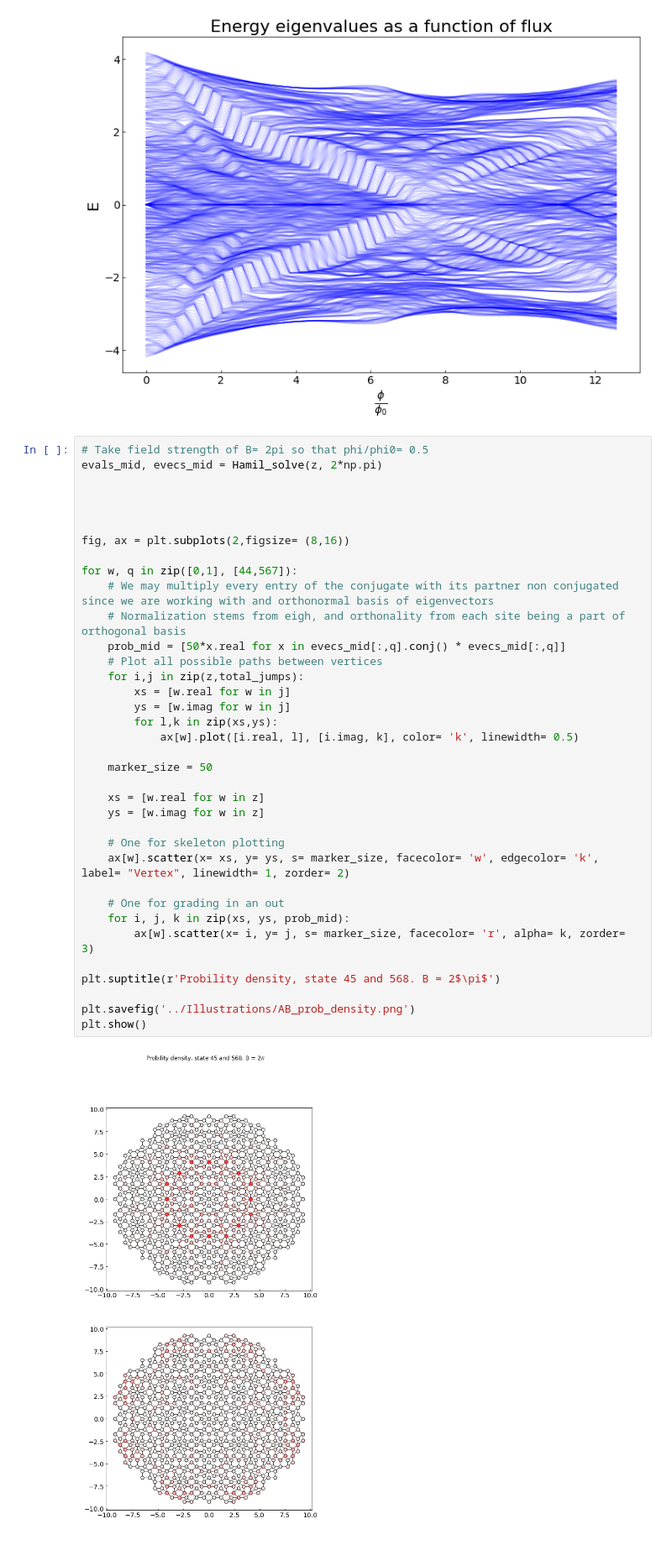
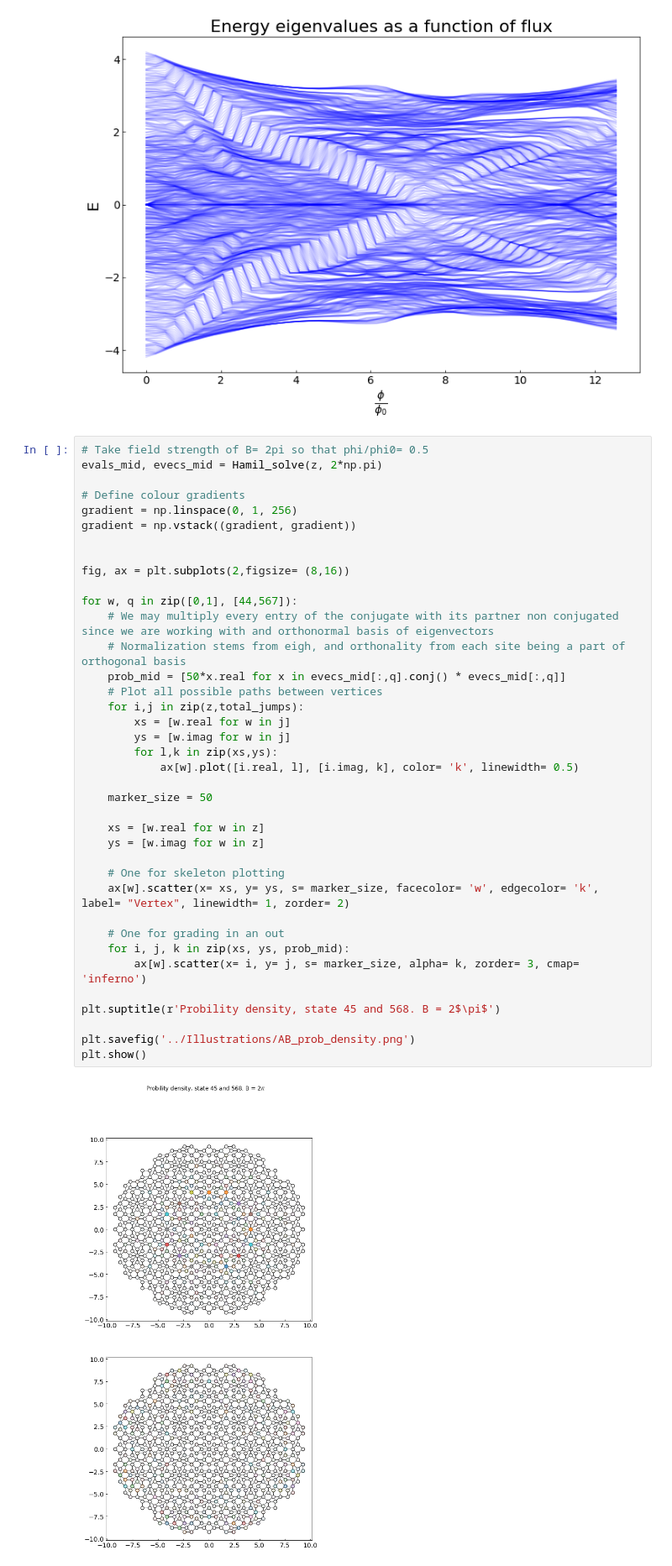
Before and after one commit to Kroghski/Bachelor, a Jupyter notebook: Bachelor_code/Ammann-Beenker_tiling.ipynb, the cells around one changed output. Shown at 84% size. Cells and saved outputs as stored; diff of their text form.

```diff
--- a/Bachelor_code/Ammann-Beenker_tiling.ipynb
+++ b/Bachelor_code/Ammann-Beenker_tiling.ipynb
@@ -169,37 +170,39 @@ plt.show()
 # Take field strength of B= 2pi so that phi/phi0= 0.5
 evals_mid, evecs_mid = Hamil_solve(z, 2*np.pi)
 
-
+# Define colour gradients
+gradient = np.linspace(0, 1, 256)
+gradient = np.vstack((gradient, gradient))
 
 
 fig, ax = plt.subplots(2,figsize= (8,16))
 
 for w, q in zip([0,1], [44,567]):
     # We may multiply every entry of the conjugate with its partner non conjugated since we are working with and orthonormal basis of eigenvectors
     # Normalization stems from eigh, and orthonality from each site being a part of orthogonal basis
     prob_mid = [50*x.real for x in evecs_mid[:,q].conj() * evecs_mid[:,q]]
     # Plot all possible paths between vertices
     for i,j in zip(z,total_jumps):
         xs = [w.real for w in j]
         ys = [w.imag for w in j]
         for l,k in zip(xs,ys):
             ax[w].plot([i.real, l], [i.imag, k], color= 'k', linewidth= 0.5)
 
     marker_size = 50
 
     xs = [w.real for w in z]
     ys = [w.imag for w in z]
 
     # One for skeleton plotting
     ax[w].scatter(x= xs, y= ys, s= marker_size, facecolor= 'w', edgecolor= 'k', label= "Vertex", linewidth= 1, zorder= 2)
 
     # One for grading in an out
     for i, j, k in zip(xs, ys, prob_mid):
-        ax[w].scatter(x= i, y= j, s= marker_size, facecolor= 'r', alpha= k, zorder= 3)
+        ax[w].scatter(x= i, y= j, s= marker_size, alpha= k, zorder= 3, cmap= 'inferno')
 
 plt.suptitle(r'Probility density, state 45 and 568. B = 2$\pi$')
 
 plt.savefig('../Illustrations/AB_prob_density.png')
 plt.show()
 # %% [output]
-[figure, old version]
+[figure, new version]
```
Also changed, not shown: parts of 2 cells of this notebook, 6 other files.
